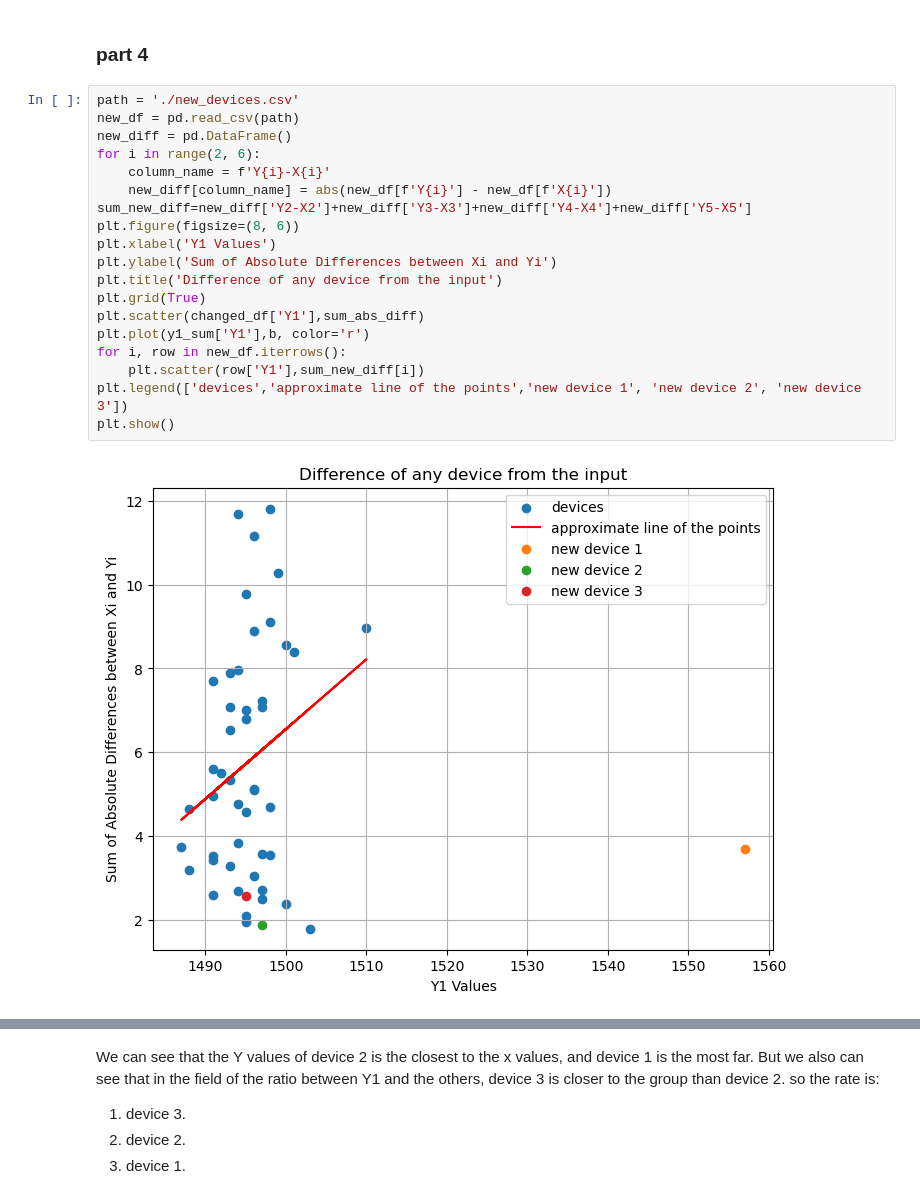
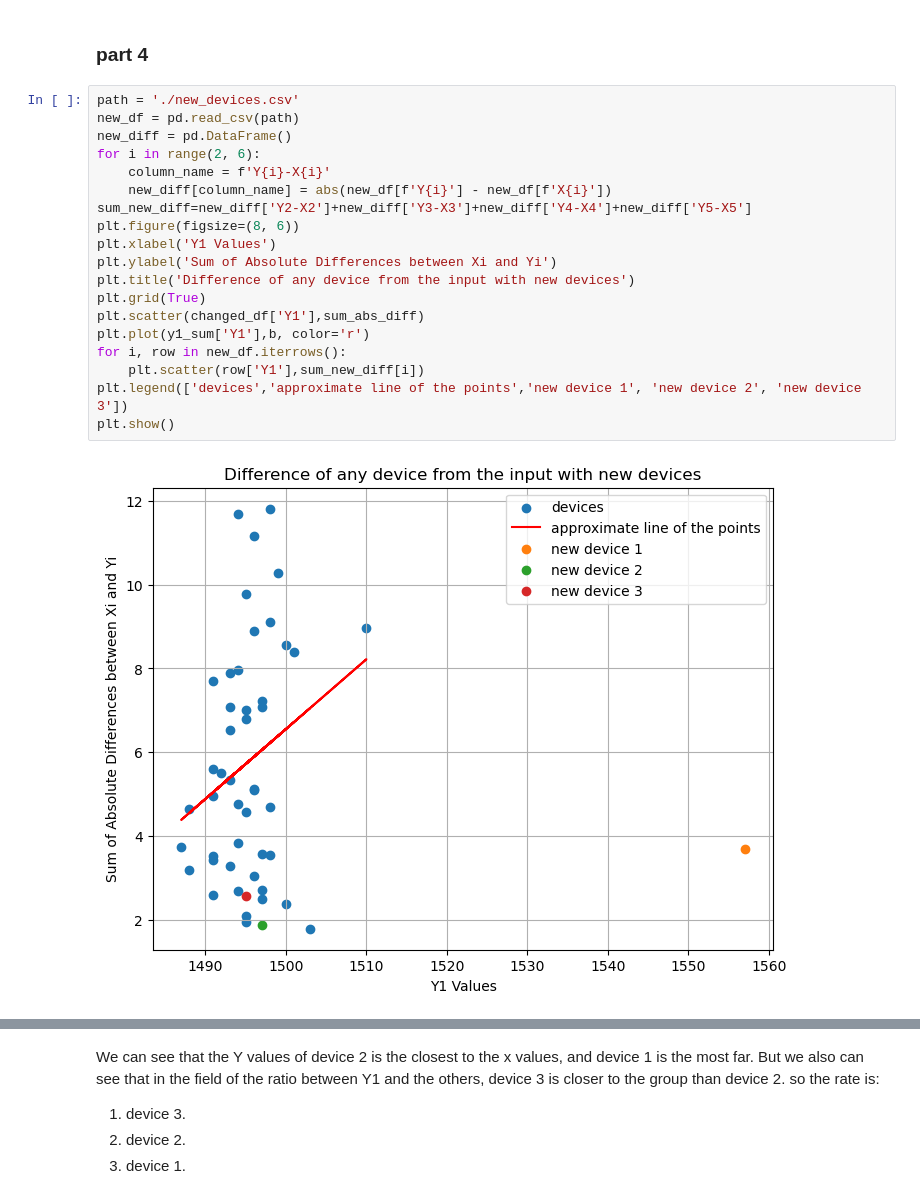
Before and after one commit to itamar3113/factory_test, a Jupyter notebook: Assigment - Itamar Mantzur.ipynb, the cells around one changed output, grey strips where cells are left out. Saved outputs shown, nothing was run; the diff lists cells and outputs as text.

```diff
--- a/Assigment - Itamar Mantzur.ipynb
+++ b/Assigment - Itamar Mantzur.ipynb
@@ -139,24 +121,24 @@ Also, we can see the red line that is the best line that matches the points (by
 # %%
 path = './new_devices.csv'
 new_df = pd.read_csv(path)
 new_diff = pd.DataFrame()
 for i in range(2, 6):
     column_name = f'Y{i}-X{i}'
     new_diff[column_name] = abs(new_df[f'Y{i}'] - new_df[f'X{i}'])
 sum_new_diff=new_diff['Y2-X2']+new_diff['Y3-X3']+new_diff['Y4-X4']+new_diff['Y5-X5']
 plt.figure(figsize=(8, 6))
 plt.xlabel('Y1 Values')
 plt.ylabel('Sum of Absolute Differences between Xi and Yi')
-plt.title('Difference of any device from the input')
+plt.title('Difference of any device from the input with new devices')
 plt.grid(True)
 plt.scatter(changed_df['Y1'],sum_abs_diff)
 plt.plot(y1_sum['Y1'],b, color='r')
 for i, row in new_df.iterrows():
     plt.scatter(row['Y1'],sum_new_diff[i])
 plt.legend(['devices','approximate line of the points','new device 1', 'new device 2', 'new device 3'])
 plt.show()
 # %% [output]
-[figure, old version]
+[figure, new version]
 # %%
 plt.figure(figsize=(10, 12))
 df.boxplot(column=['Y2', 'Y3', 'Y4', 'Y5'], positions=[1, 2, 3, 4], widths=0.6)
```
Also changed, not shown: parts of 3 cells of this notebook.
